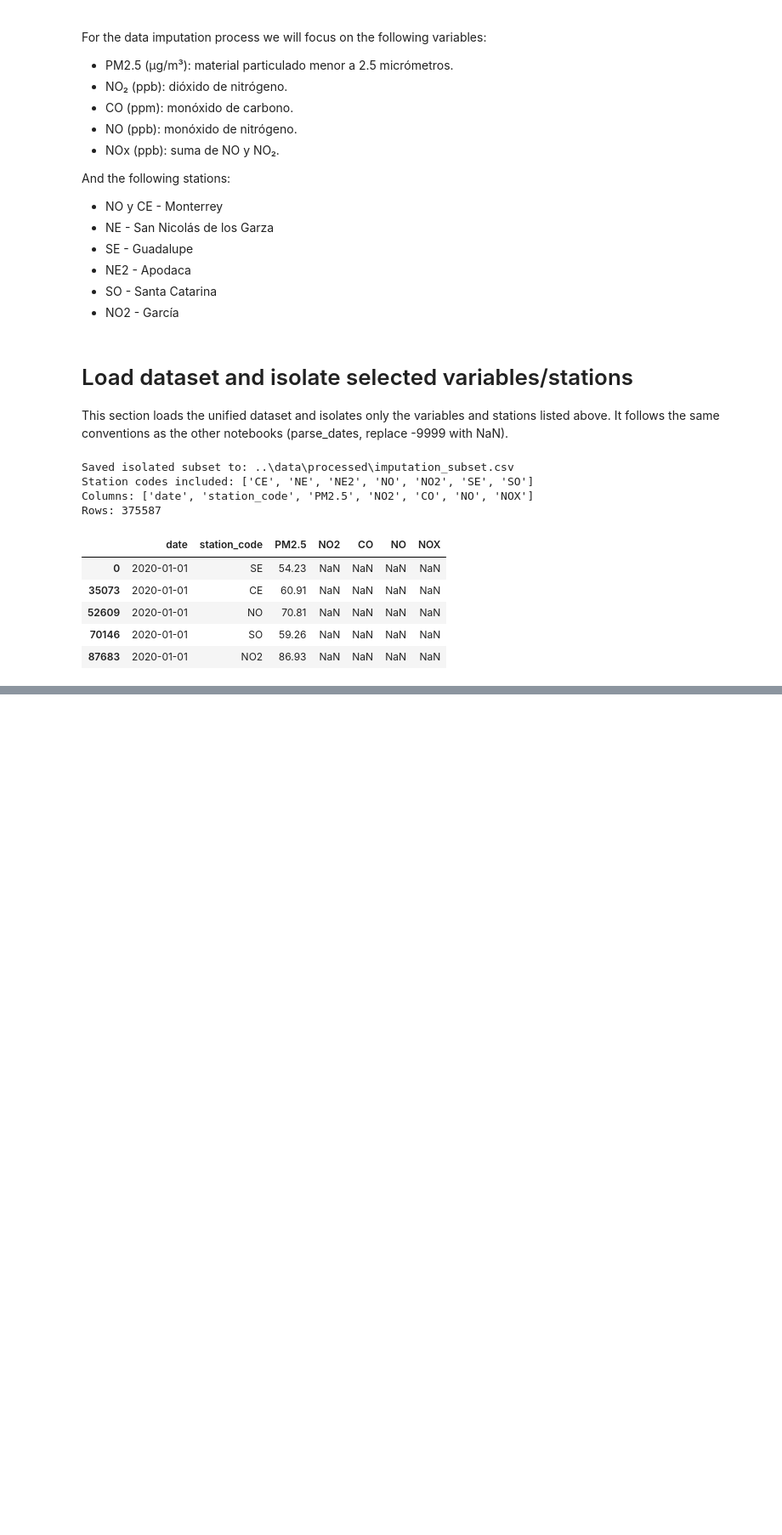
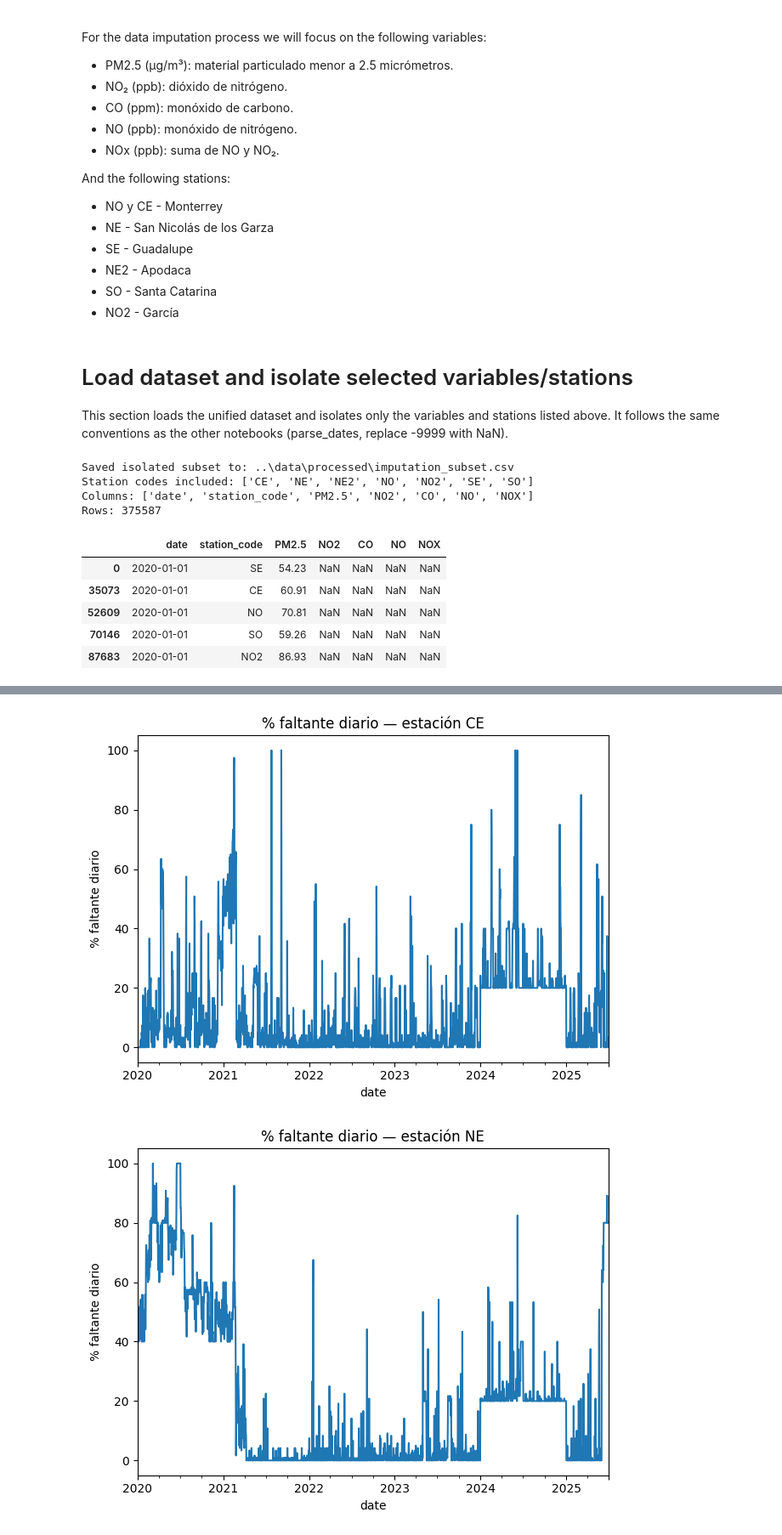
Before and after one commit to Facundo-Barbera/MA2003B-Reto, a Jupyter notebook: notebooks/data_imputation.ipynb, the cells around one changed output, grey strips where cells are left out. Shown at 85% size. Drawn from its saved outputs; the diff is of its cells as text; code cells hidden in the pictures; blank space fills up the shorter version.

```diff
--- a/notebooks/data_imputation.ipynb
+++ b/notebooks/data_imputation.ipynb
@@ -103,0 +172,24 @@ Rows: 375587
+# %%
+# Función: % faltante diario (promedio entre contaminantes) para una estación
+def plot_daily_missing_rate(station_code, start=None, end=None):
+    g = df[df["station_code"]==station_code].set_index("date")[value_cols]
+    if start: g = g[g.index >= pd.to_datetime(start)]
+    if end:   g = g[g.index <= pd.to_datetime(end)]
+    daily = g.isna().mean(axis=1).resample("D").mean()*100  # % por día
+    plt.figure()
+    daily.plot()
+    plt.ylabel("% faltante diario")
+    ttl = f"% faltante diario — estación {station_code}"
+    if start or end: ttl += f" ({start or ''} → {end or ''})"
+    plt.title(ttl)
+    plt.tight_layout()
+    fname = f"daily_missing_{station_code}.png" if not (start or end) else f"daily_missing_{station_code}_{start}_{end}.png"
+    plt.savefig(os.path.join(FIGS, fname), dpi=150)
+    plt.show()
+
+# Ejemplo: grafica para cada estación
+for st in df["station_code"].dropna().unique():
+    plot_daily_missing_rate(st)
+# %% [output]
+[figure, added]
+[figure, added]
```
Also changed, not shown: parts of 10 cells of this notebook, 1 other file.
